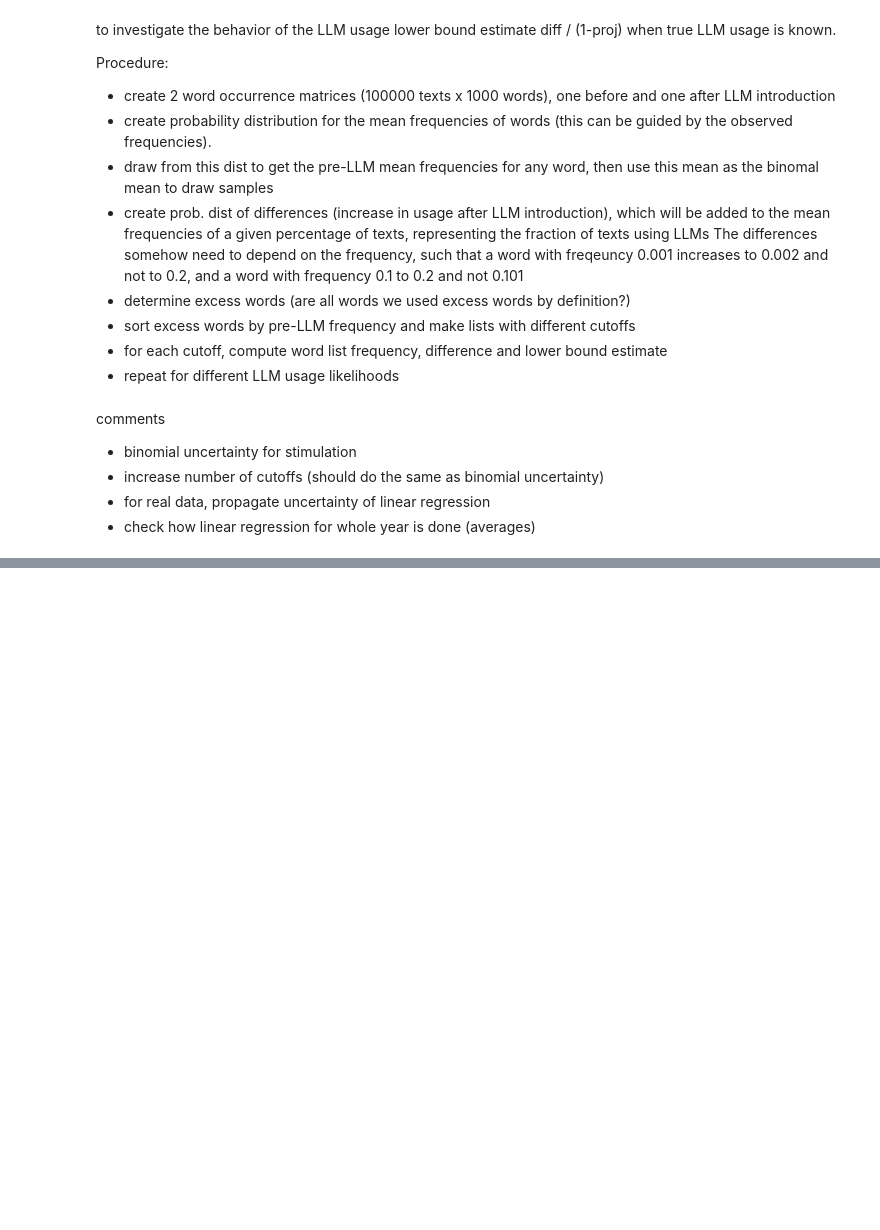
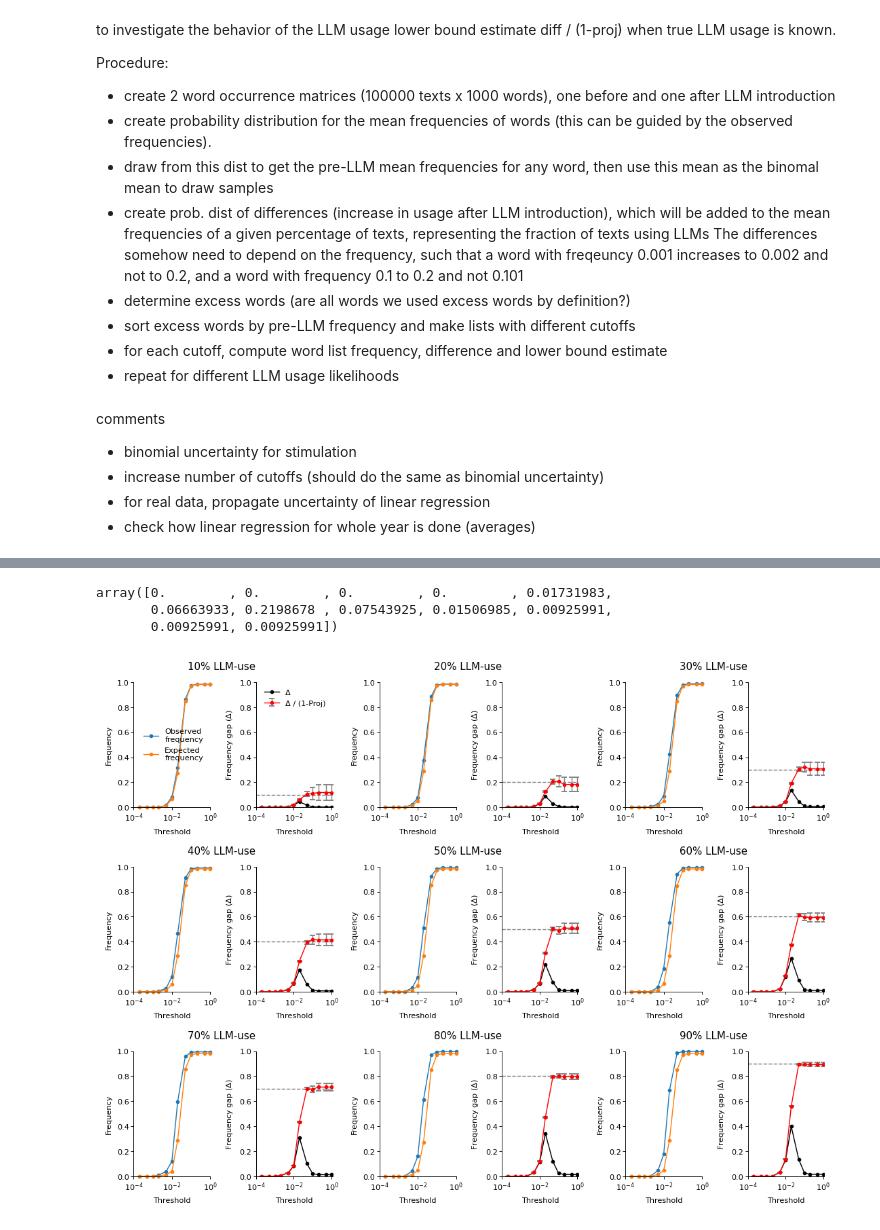
Before and after one commit to LenaHolzwarth/llms_in_academia, a Jupyter notebook: scripts/09iv_excess_word_simluation.ipynb, the cells around one changed output, grey strips where cells are left out. Drawn from its saved outputs; the diff is of its cells as text; code cells hidden in the pictures; blank space fills up the shorter version.

```diff
--- a/scripts/09iv_excess_word_simluation.ipynb
+++ b/scripts/09iv_excess_word_simluation.ipynb
@@ -94,9 +95,9 @@ for l in llm_use:
     X_a = np.zeros((n_words, n_texts))
     k = int(l * n_texts)
     for i in range(n_words):
-        X_b[i, :] = np.random.binomial(1, p[i], n_texts)
-        X_a[i, k:] = np.random.binomial(1, p[i], n_texts - k)
-        X_a[i, :k] = np.random.binomial(1, q[i], k)
+        X_b[i, :] = rng.binomial(1, p[i], n_texts)
+        X_a[i, k:] = rng.binomial(1, p[i], n_texts - k)
+        X_a[i, :k] = rng.binomial(1, q[i], k)
     X_before[l] = X_b
     X_after[l] = X_a
 
@@ -105,3 +106,11 @@ for l in llm_use:
 
     freqs_before[l] = (counts_before[l] + 1) / (n_texts + 1)
     freqs_after[l] = (counts_after[l] + 1) / (n_texts + 1)
+# %%
+def se(p: float, q: float, n: int):
+    if q == 1.0:
+        q = 0.9999999999999999
+    var = (p * (1 - p) * (q - 1) ** 2) / ((1 - p) ** 4 * n) + (q * (1 - q)) / (
+        (1 - p) ** 2 * n
+    )
+    return math.sqrt(var)
@@ -112,6 +125,7 @@ group_freqs_before = {}
 group_freqs_after = {}
 diff = {}
 low_bound = {}
+ses = {}
 
 for l in llm_use:
 
@@ -131,6 +145,7 @@ for l in llm_use:
     diff[l] = group_freqs_a - group_freqs_b
     low = diff[l] / (1 - group_freqs_b)
     low_bound[l] = np.nan_to_num(low)
+    ses[l] = list(map(se, group_freqs_b, group_freqs_a, [n_texts] * len(group_freqs_a)))
 # %%
 for l in llm_use:
     print(group_freqs_before[l])
@@ -137,3 +170,9 @@ for l in llm_use:
+# %%
+diff[0.5]
+# %% [output]
+array([0.        , 0.        , 0.        , 0.        , 0.01731983,
+       0.06663933, 0.2198678 , 0.07543925, 0.01506985, 0.00925991,
+       0.00925991, 0.00925991])
 # %%
 fig = plt.figure(figsize=(8, 6), layout="constrained")
 subfigs = fig.subfigures(3, 3)
@@ -158,38 +197,50 @@ for subfig, l in zip(subfigs.flat, llm_use):
         axs[0].legend()
 
     axs[1].plot(cutoffs, diff[l], "k.-", label="Δ")
-    axs[1].plot(cutoffs, low_bound[l], "r.-", label="Δ / (1-Proj)")
+    # axs[1].plot(cutoffs, low_bound[l], "r.-", label="Δ / (1-Proj)")
+    axs[1].errorbar(
+        cutoffs,
+        low_bound[l],
+        yerr=list(map(lambda x: x * 2, ses[l])),  # ±2 standard errors
+        fmt="r.-",
+        ecolor="grey",
+        capsize=2,
+        label="Δ / (1-Proj)",
+    )
+    axs[1].axhline(l, color="grey", linestyle="--")
 
+    """
     i = int(np.argmax(low_bound[l]))
     axs[1].text(
         cutoffs[i] + 0.01,
         low_bound[l][i] + 0.04,
         f"{low_bound[l][i]:.2f}",
         va="center",
         bbox=dict(
             edgecolor="none", facecolor="#666666", alpha=0.5, boxstyle="round,pad=.2"
         ),
     )
     i = int(np.argmax(diff[l]))
     axs[1].text(
         cutoffs[i] + 0.01,
         diff[l][i] + 0.04,
         f"{diff[l][i]:.2f}",
         va="center",
         bbox=dict(
             edgecolor="none", facecolor="#666666", alpha=0.5, boxstyle="round,pad=.2"
         ),
-    )
+    )"""
     axs[1].set_xscale("log")
     axs[1].set_xlim([1e-4, 1.15])
     axs[1].set_ylim([0, 1])
     axs[1].set_ylabel(r"Frequency gap ($\Delta$)")
     axs[1].set_xlabel("Threshold")
     if l == 0.1:
         axs[1].legend()
 
-"""
 plt.savefig(
     os.path.join("../results/plots/ground_truth_simulation", f"{n_words}_words.png"),
     dpi=300,
-)"""
+)
+# %% [output]
+[figure, added]
```
Also changed, not shown: parts of 7 cells of this notebook, 3 other files.
